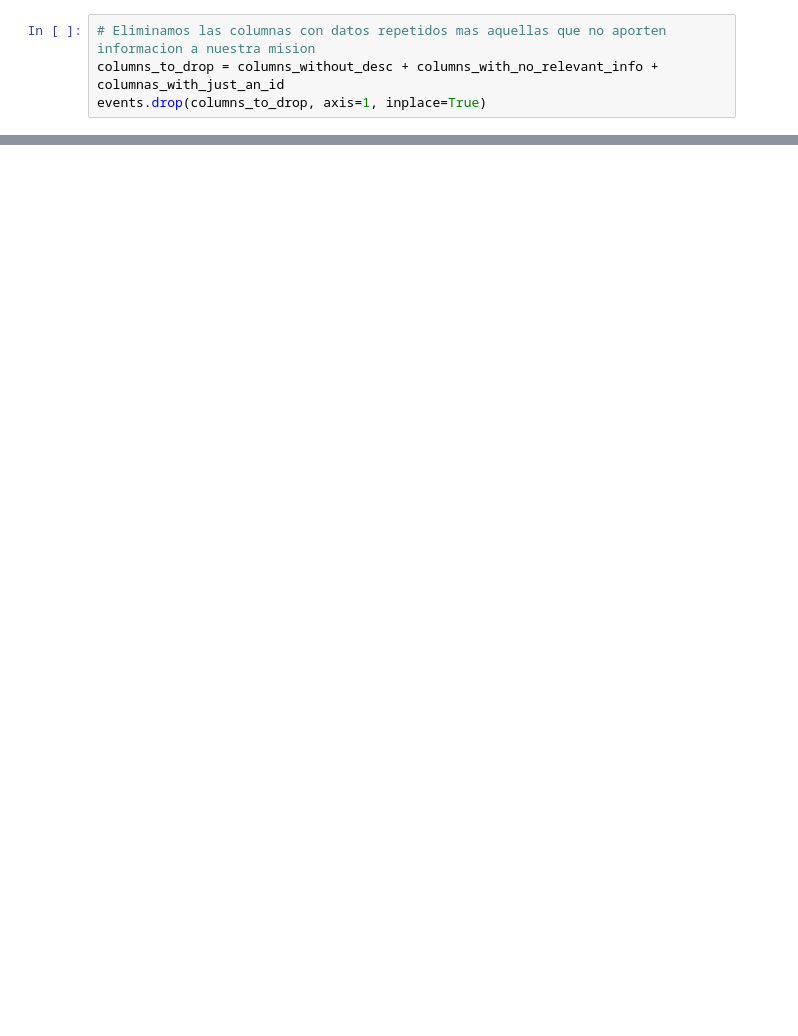
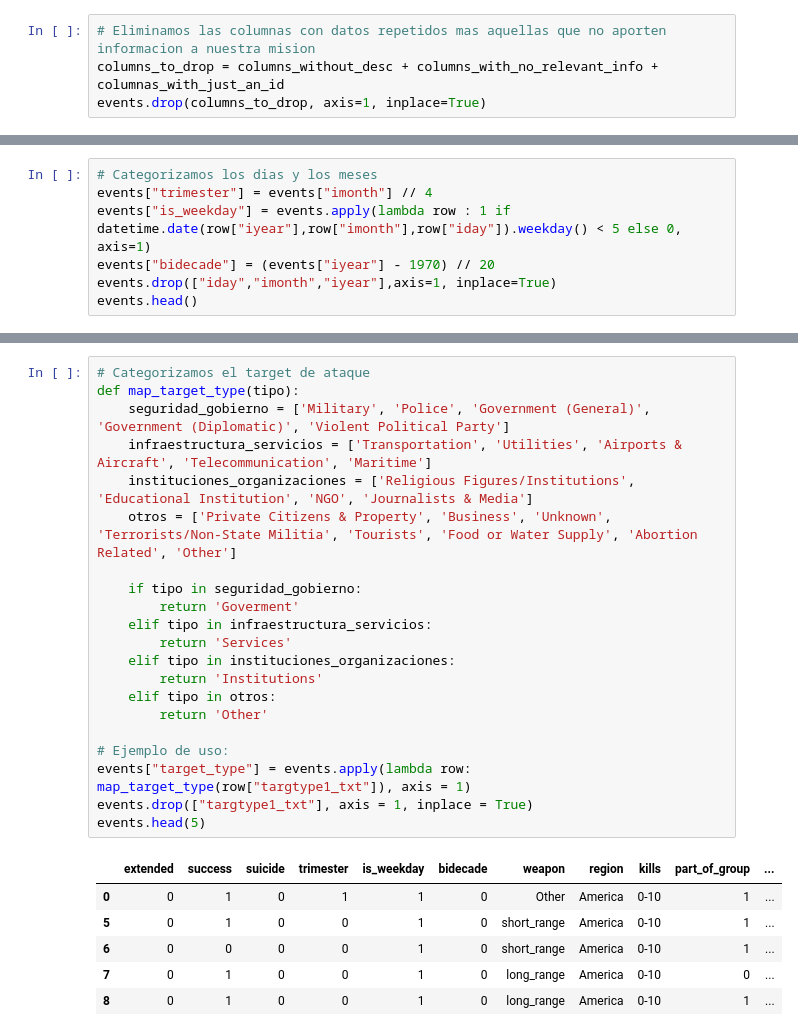
Before and after one commit to jowisaidman/TP_final_ISI, a Jupyter notebook: tp-final.ipynb, the cells around one changed output, grey strips where cells are left out. Saved outputs shown, nothing was run; the diff lists cells and outputs as text; blank space fills up the shorter version.

```diff
--- a/tp-final.ipynb
+++ b/tp-final.ipynb
@@ -403,0 +424,7 @@ plt.show()
+# %%
+# Categorizamos los dias y los meses
+events["trimester"] = events["imonth"] // 4
+events["is_weekday"] = events.apply(lambda row : 1 if datetime.date(row["iyear"],row["imonth"],row["iday"]).weekday() < 5 else 0, axis=1)
+events["bidecade"] = (events["iyear"] - 1970) // 20
+events.drop(["iday","imonth","iyear"],axis=1, inplace=True)
+events.head()
@@ -403,0 +533,28 @@ plt.show()
+# %%
+# Categorizamos el target de ataque
+def map_target_type(tipo):
+    seguridad_gobierno = ['Military', 'Police', 'Government (General)', 'Government (Diplomatic)', 'Violent Political Party']
+    infraestructura_servicios = ['Transportation', 'Utilities', 'Airports & Aircraft', 'Telecommunication', 'Maritime']
+    instituciones_organizaciones = ['Religious Figures/Institutions', 'Educational Institution', 'NGO', 'Journalists & Media']
+    otros = ['Private Citizens & Property', 'Business', 'Unknown', 'Terrorists/Non-State Militia', 'Tourists', 'Food or Water Supply', 'Abortion Related', 'Other']
+
+    if tipo in seguridad_gobierno:
+        return 'Goverment'
+    elif tipo in infraestructura_servicios:
+        return 'Services'
+    elif tipo in instituciones_organizaciones:
+        return 'Institutions'
+    elif tipo in otros:
+        return 'Other'
+
+# Ejemplo de uso:
+events["target_type"] = events.apply(lambda row: map_target_type(row["targtype1_txt"]), axis = 1)
+events.drop(["targtype1_txt"], axis = 1, inplace = True)
+events.head(5)
+# %% [output]
+|  | extended | success | suicide | trimester | is_weekday | bidecade | weapon | region | kills | part_of_group | ... |
+| 0 | 0 | 1 | 0 | 1 | 1 | 0 | Other | America | 0-10 | 1 | ... |
+| 5 | 0 | 1 | 0 | 0 | 1 | 0 | short_range | America | 0-10 | 1 | ... |
+| 6 | 0 | 0 | 0 | 0 | 1 | 0 | short_range | America | 0-10 | 1 | ... |
+| 7 | 0 | 1 | 0 | 0 | 1 | 0 | long_range | America | 0-10 | 0 | ... |
+| 8 | 0 | 1 | 0 | 0 | 1 | 0 | long_range | America | 0-10 | 1 | ... |
```
Also changed, not shown: parts of 14 cells of this notebook, 1 other file.
